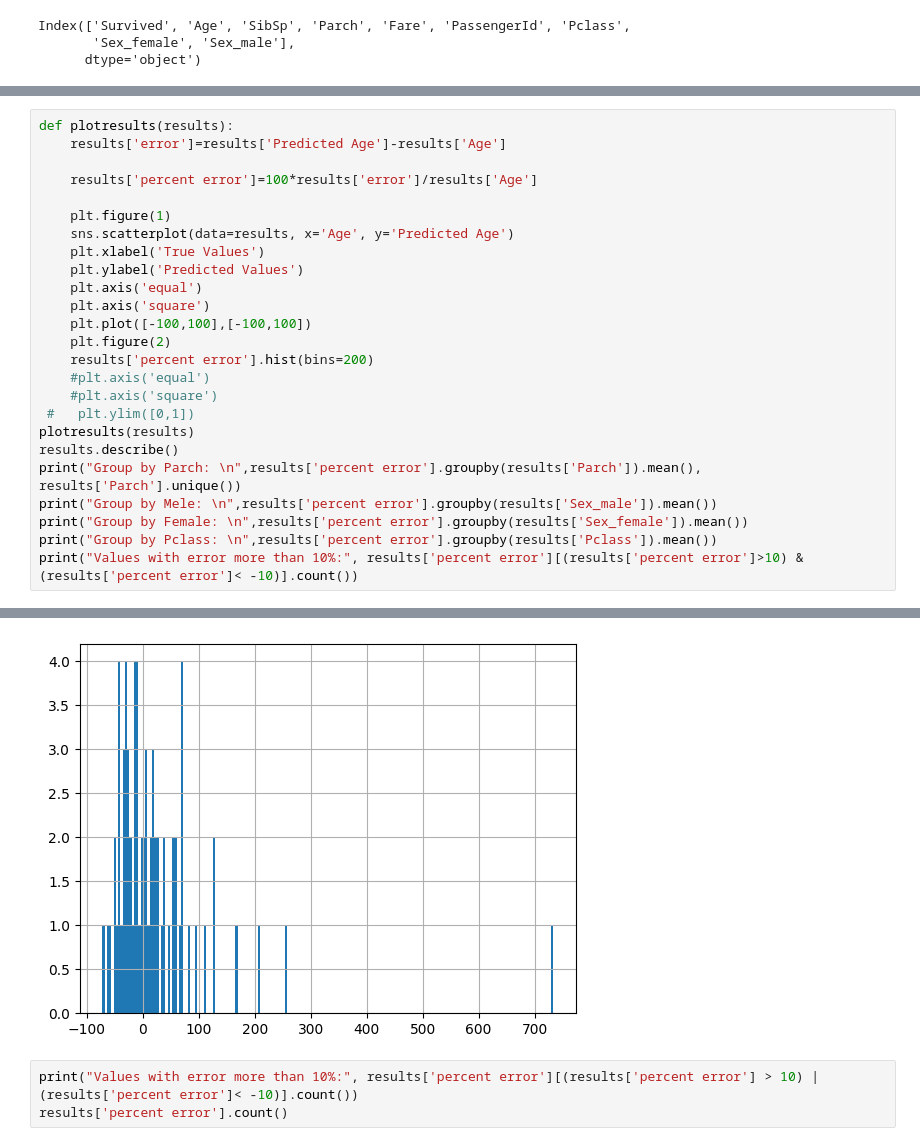
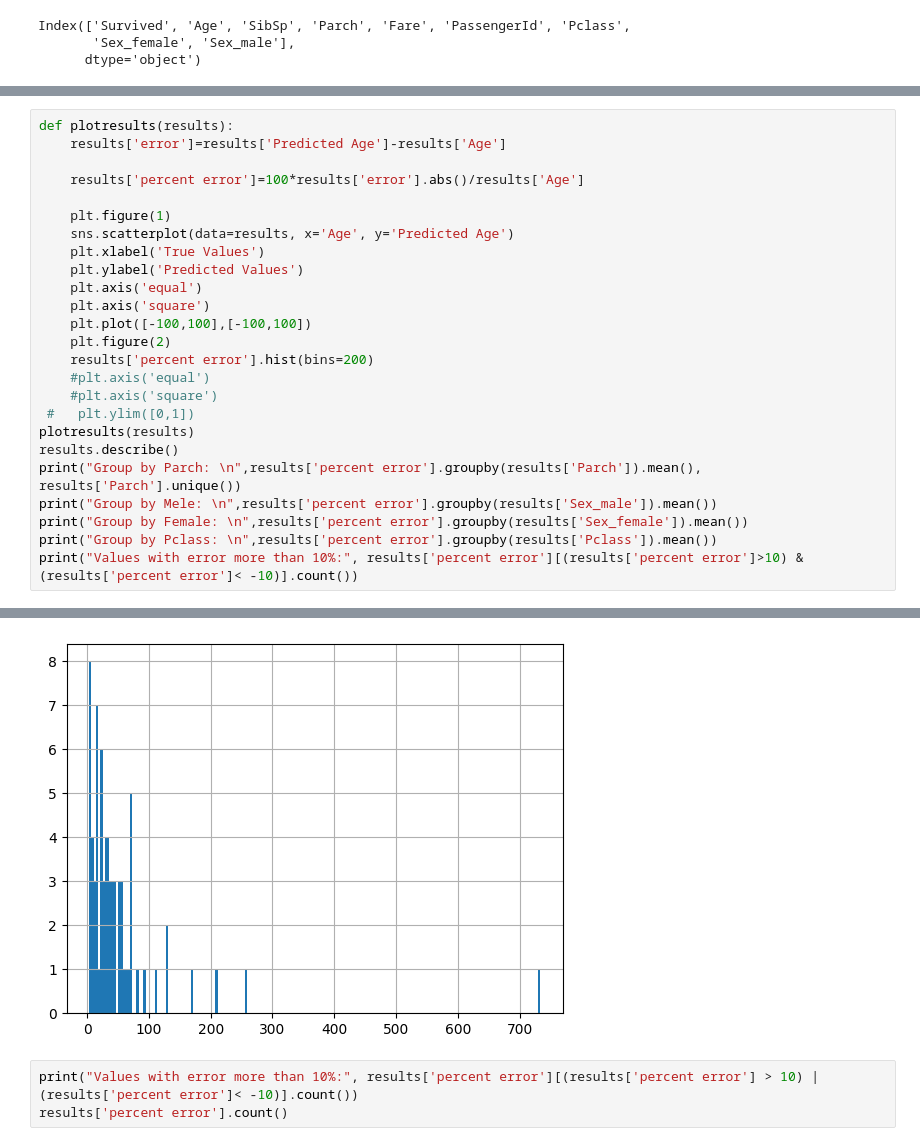
Before and after one commit to snajeebz/Titanic-Kaggle-Competition, a Jupyter notebook: Freshbook.ipynb, the cells around one changed output, grey strips where cells are left out. Drawn from its saved outputs; the diff is of its cells as text.

```diff
--- a/Freshbook.ipynb
+++ b/Freshbook.ipynb
@@ -265,7 +246,7 @@ Name: Parch, dtype: float64
 def plotresults(results):
     results['error']=results['Predicted Age']-results['Age']
 
-    results['percent error']=100*results['error']/results['Age']
+    results['percent error']=100*results['error'].abs()/results['Age']
 
     plt.figure(1)
     sns.scatterplot(data=results, x='Age', y='Predicted Age')
@@ -305,7 +286,7 @@ Name: percent error, dtype: float64
 Name: percent error, dtype: float64
 Values with error more than 10%: 0
 [figure]
-[figure, old version]
+[figure, new version]
 # %%
 print("Values with error more than 10%:", results['percent error'][(results['percent error'] > 10) | (results['percent error']< -10)].count())
 results['percent error'].count()
```
Also changed, not shown: parts of 16 cells of this notebook, 1 other file.
